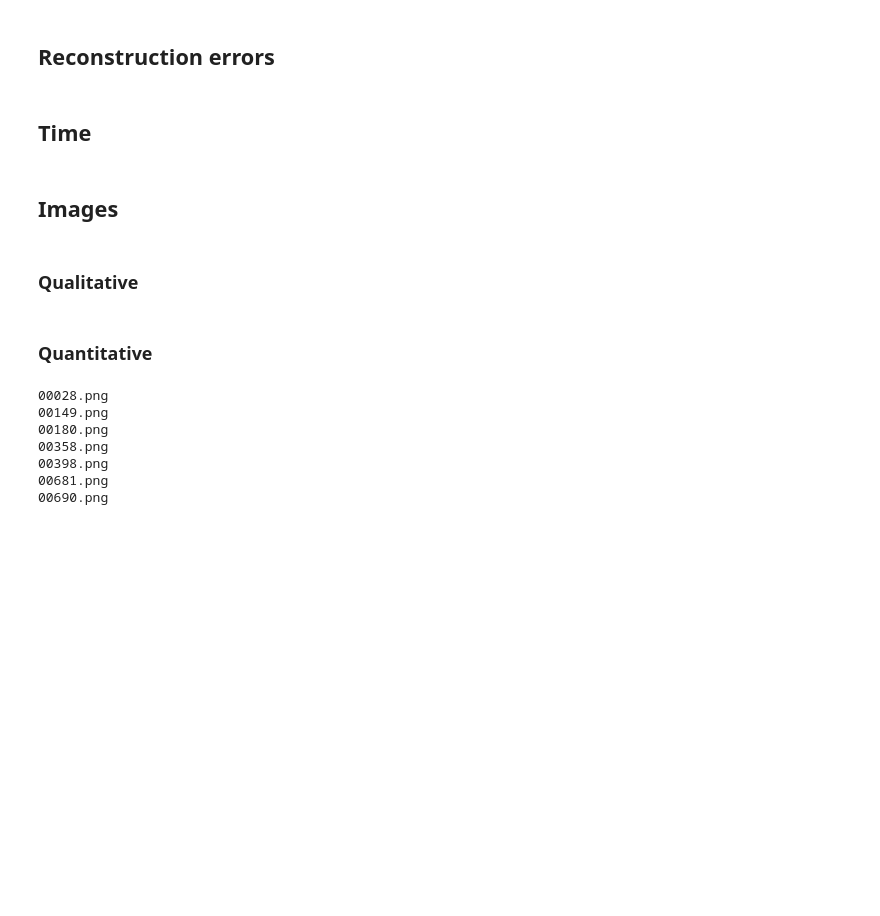
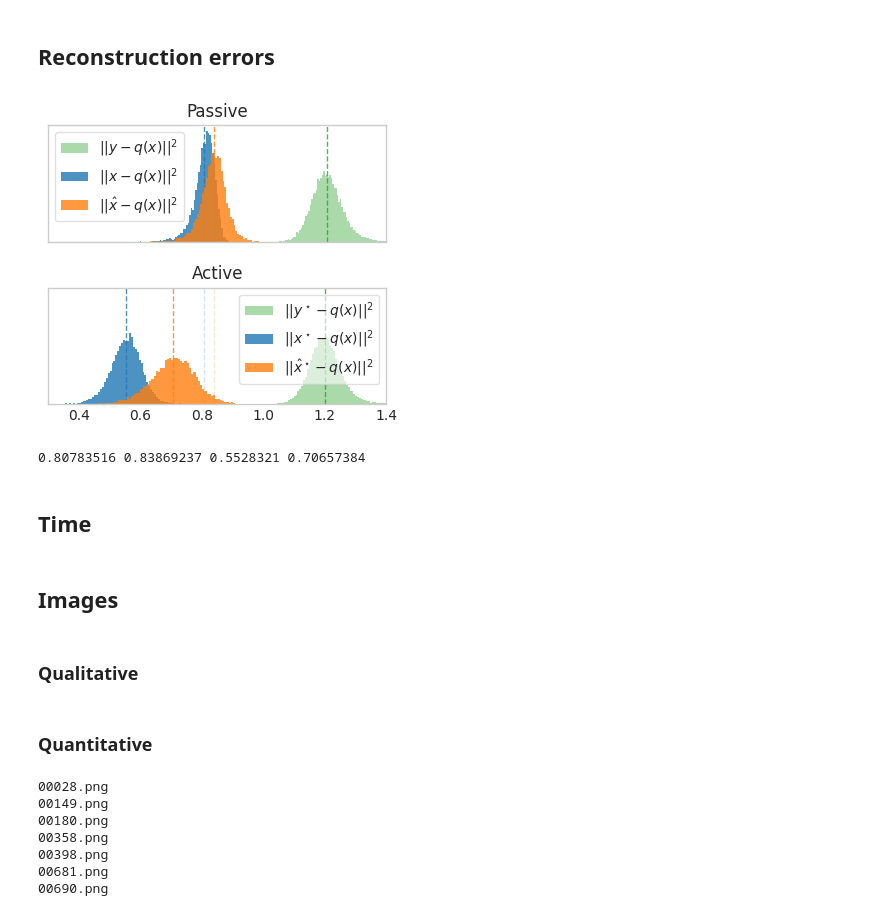
Before and after one commit to facebookresearch/active_indexing, a Jupyter notebook: notebooks/analyses.ipynb, the cells around one changed output. Saved outputs shown, nothing was run; the diff lists cells and outputs as text; code cells hidden in the pictures; blank space fills up the shorter version.

```diff
--- a/notebooks/analyses.ipynb
+++ b/notebooks/analyses.ipynb
@@ -236,22 +255,27 @@ pf_ivf :  0.4178
 # %% [markdown]
 ## Reconstruction errors
 # %%
+model_path = "path/to/sscd/sscd_disc_mixup.torchscript.pt"
+idx_path = "path/to/idx=IVF4096,PQ8x8_quant=L2.index"
+fts_ref_path = "path/to/fts_ref.pt"
+img_dir_pas = "path/to/passive/imgs/dir"
+img_dir_act = "path/to/activated/imgs/dir"
+
 print('>>> Building backbone...')
-model_path = "path/to/sscd/sscd_disc_mixup.torchscript.pt"
-model = utils.build_backbone(path=model_path, name='custom')
+model = utils.build_backbone(path=model_path, name='torchscript')
 model.eval()
 model.to(device)
 
 size= 288
+
 print('>>> Building Index...')
-idx_path = "path/to/idx=IVF4096,PQ8x8_quant=L2.index"
+fts = torch.load(fts_ref_path)
 index = faiss.read_index(idx_path)
+index.add(fts.detach().cpu().numpy())
+n_total = index.ntotal
 ivf_centroids = index.quantizer.reconstruct_n(0, index.nlist)
-n_total = index.ntotal
+index.make_direct_map()
 
-fts = torch.load("path/to/ref1M/fts.pth")
-index.add(fts.detach().cpu().numpy())
-index.make_direct_map()
 def get_dists(img_dir, transform, n_max = 1000):
     dists_1 = []
     dists_2 = []
@@ -300,13 +324,11 @@ transform = transforms.Compose([
     transforms.Normalize(mean=[0.485, 0.456, 0.406], std=[0.229, 0.224, 0.225]),
 ])
 
-img_dir_pas = "path/to/passive/imgs/dir"
-img_dir_act = "path/to/activated/imgs/dir"
 
 dists_ref, dists_ivf_ref = get_dists(img_dir_pas,transform, n_max=n_max)
 dists_act, dists_ivf_act= get_dists(img_dir_act,transform, n_max=n_max)
 
-print('>>> Computing distances for with hue shift...')
+print('>>> Computing distances with hue shift...')
 transform = transforms.Compose([
     lambda x: functional.adjust_contrast(x, 2.0),
     transforms.ToTensor(),
@@ -333,6 +355,8 @@ def get_dists_nonmatching(data_loader, n_max = 100):
     dists = cdist(fts, pq_recons, metric='euclidean')
     dists = dists[~np.eye(dists.shape[0],dtype=bool)].reshape(dists.shape[0],-1)
     return dists.flatten()
+
+print('>>> Computing distances for non matching images...')
 
 transform = transforms.Compose([
     transforms.ToTensor(),
@@ -364,41 +388,45 @@ dists_act = np.array(dists_act)**2
 t_dists_act = np.array(t_dists_act)**2
 dists_nonmatching = np.array(dists_nonmatching)**2
 dists_nonmatching_act = np.array(dists_nonmatching_act)**2
 import scipy.stats as stats
 plt.rc('text', usetex=False)
 
 cmap = plt.get_cmap('tab10')
 colors = cmap.colors
 
 fig, axs = plt.subplots(2, 1, figsize=(4, 3.5), sharex=True, sharey=True)
 
-axs[0].axvline(dists_ref.mean(), linestyle='dashed', linewidth=1, color=colors[0], alpha=0.8)
-axs[0].axvline(t_dists_ref.mean(), linestyle='dashed', linewidth=1, color=colors[1], alpha=0.8)
-axs[0].axvline(dists_nonmatching.mean(), linestyle='dashed', linewidth=1, color=colors[2], alpha=0.8)
+axs[0].axvline(dists_ref.mean(), linestyle='dashed', linewidth=1, color=colors[0], alpha=0.8, zorder=0)
+axs[0].axvline(t_dists_ref.mean(), linestyle='dashed', linewidth=1, color=colors[1], alpha=0.8, zorder=0)
+axs[0].axvline(dists_nonmatching.mean(), linestyle='dashed', linewidth=1, color=colors[2], alpha=0.8, zorder=0)
 axs[0].hist(dists_nonmatching, bins=100, label=r'$||y-q(x)||^2$', density=True, color=colors[2], alpha=0.4)
 axs[0].hist(dists_ref, bins=100, label=r'$||x-q(x)||^2$', density=True, color=colors[0], alpha=0.8)
 axs[0].hist(t_dists_ref, bins=100, label=r'$||\hat{x}-q(x)||^2$', density=True, color=colors[1], alpha=0.8)
 axs[0].set_title('Passive')
 
-axs[1].axvline(dists_ref.mean(), linestyle='dashed', linewidth=1, color=colors[0], alpha=0.2)
-axs[1].axvline(t_dists_ref.mean(), linestyle='dashed', linewidth=1, color=colors[1], alpha=0.2)
-axs[1].axvline(dists_act.mean(), linestyle='dashed', linewidth=1, color=colors[0], alpha=0.8)
-axs[1].axvline(t_dists_act.mean(), linestyle='dashed', linewidth=1, color=colors[1], alpha=0.8)
+axs[1].axvline(dists_ref.mean(), linestyle='dashed', linewidth=1, color=colors[0], alpha=0.2, zorder=0)
+axs[1].axvline(t_dists_ref.mean(), linestyle='dashed', linewidth=1, color=colors[1], alpha=0.2, zorder=0)
+axs[1].axvline(dists_act.mean(), linestyle='dashed', linewidth=1, color=colors[0], alpha=0.8, zorder=0)
+axs[1].axvline(t_dists_act.mean(), linestyle='dashed', linewidth=1, color=colors[1], alpha=0.8, zorder=0)
 axs[1].axvline(dists_nonmatching_act.mean(), linestyle='dashed', linewidth=1, color=colors[2], alpha=0.8)
 axs[1].hist(dists_nonmatching_act, bins=100, label=r'$||y^\star-q(x)||^2$', density=True, color=colors[2], alpha=0.4)
 axs[1].hist(dists_act, bins=100, label=r'$||x^\star-q(x)||^2$', density=True, color=colors[0], alpha=0.8)
 axs[1].hist(t_dists_act, bins=100, label=r'$||\hat{x}^\star-q(x)||^2$', density=True, color=colors[1], alpha=0.8)
 axs[1].set_title('Active')
 
 axs[0].legend(framealpha=0.6, frameon=True, loc='upper left')
 axs[1].legend(framealpha=0.6, frameon=True, loc='upper right')
 axs[0].grid()
 axs[1].grid()
 plt.tight_layout()
 plt.yticks([])
-plt.xlim(0.5,1.4)
+plt.xlim(0.3,1.4)
+
 plt.show()
 print(dists_ref.mean(), t_dists_ref.mean(), dists_act.mean(), t_dists_act.mean())
+# %% [output]
+[figure, added]
+0.80783516 0.83869237 0.5528321 0.70657384
 # %% [markdown]
 ## Time
 # %%
```
Also changed, not shown: parts of 9 cells of this notebook, 2 other files.
